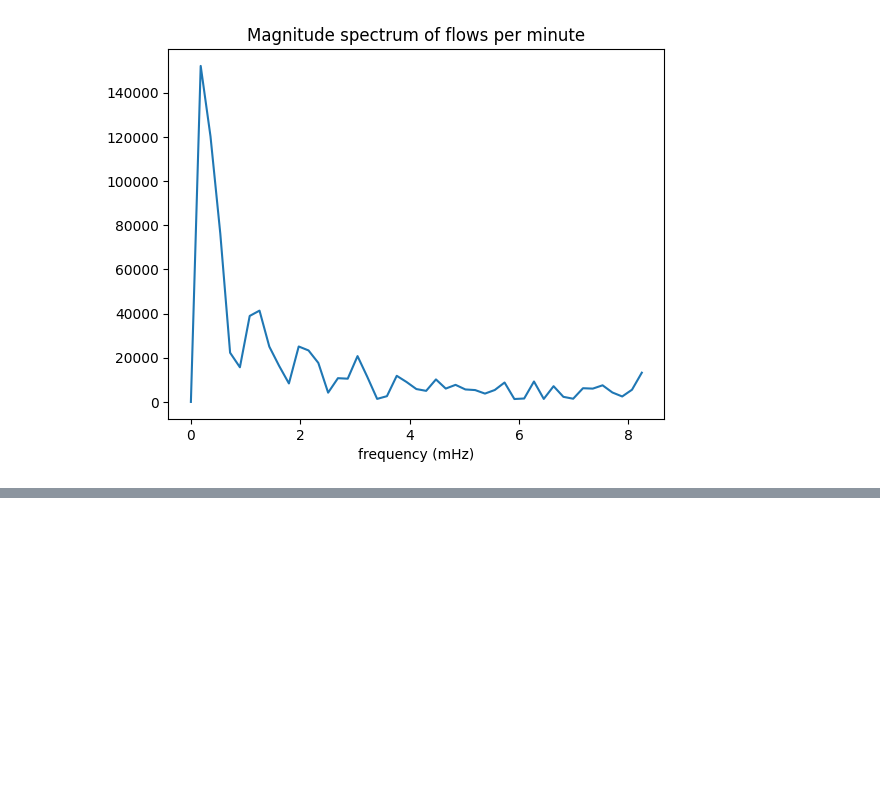
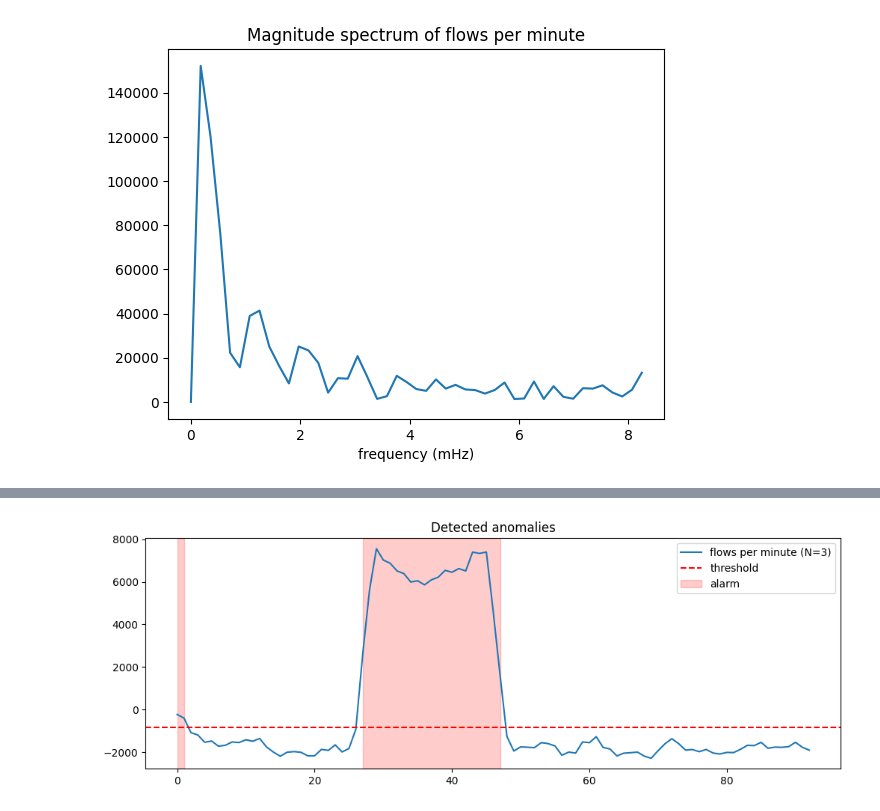
Before and after one commit to mithranivetha/network-anomaly-detection, a Jupyter notebook: notebooks/explore_timestamps.ipynb, the cells around one changed output, grey strips where cells are left out. Saved outputs shown, nothing was run; the diff lists cells and outputs as text; code cells hidden in the pictures; blank space fills up the shorter version.

```diff
--- a/notebooks/explore_timestamps.ipynb
+++ b/notebooks/explore_timestamps.ipynb
@@ -127,0 +130,13 @@ print('IsolationForest AUC', round(roc_auc_score(y, score), 3))
+# %%
+N = 3
+s = causal_ma(x, N)
+thr = s[N-1:start].mean() + 3 * s[N-1:start].std()
+pred = s > thr
+plt.figure(figsize=(12, 4))
+ax = plt.gca()
+plt.plot(s, label=f'flows per minute (N={N})')
+plt.axhline(thr, color='red', linestyle='--', label='threshold')
+plt.fill_between(range(len(y)), 0, 1, where=pred, transform=ax.get_xaxis_transform(), color='red', alpha=0.2, label='alarm')
+plt.legend(); plt.title('Detected anomalies'); plt.show()
+# %% [output]
+[figure, added]
```
Also changed, not shown: parts of 1 cell of this notebook, 1 other file.
